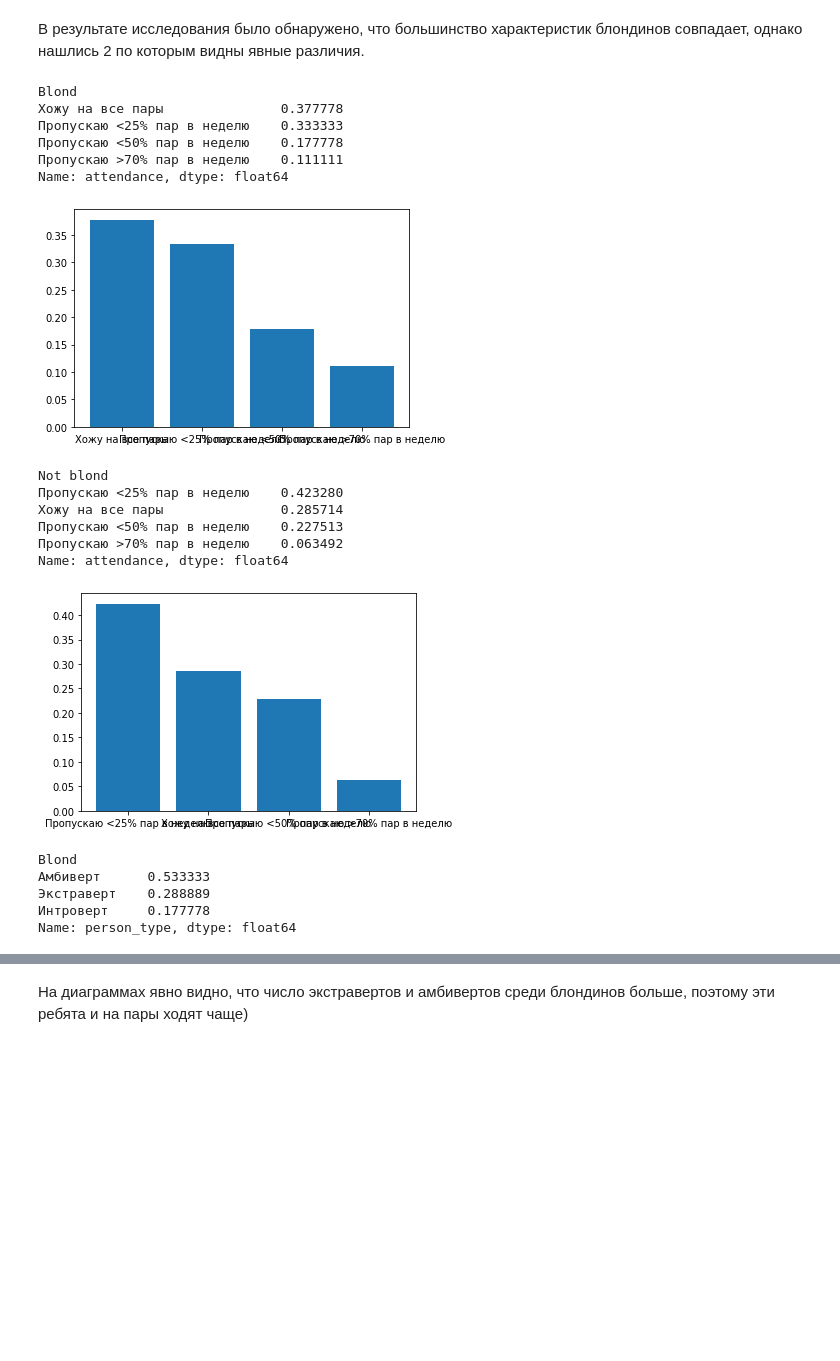
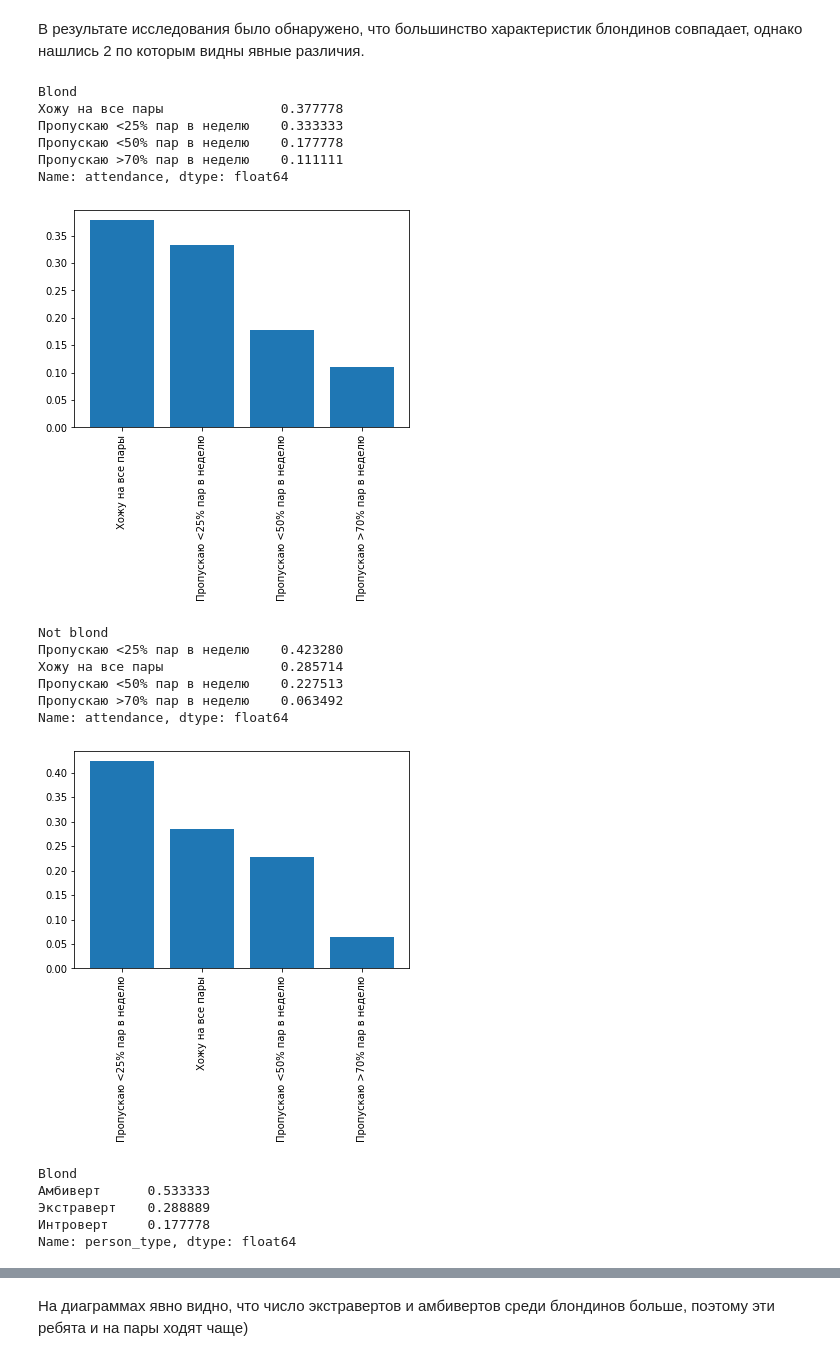
Before and after one commit to sherri-ice/DataAnalyseProject, a Jupyter notebook: vkiad_project.ipynb, the cells around one changed output, grey strips where cells are left out. Saved outputs shown, nothing was run; the diff lists cells and outputs as text; code cells hidden in the pictures; blank space fills up the shorter version.

```diff
--- a/vkiad_project.ipynb
+++ b/vkiad_project.ipynb
@@ -253,38 +253,38 @@ Not blond
 # %%
 columns = np.array(['attendance', 'person_type'])
 for column in columns:
   df = data_frame
   df = df[['blond', column]]
   blond_df = df[df['blond'] == True]
   blond_df.name = "Blond"
   not_blond_df = df[df['blond'] == False]
   not_blond_df.name = "Not blond"
 
 
   for df in [blond_df, not_blond_df]:
     print(df.name)
     values = df[column].value_counts()
     num_of_people = np.sum(values.values)
     values = values / num_of_people
     print(values)
-    plt.xticks(np.arange(values.index.size), values.index)
+    plt.xticks(np.arange(values.index.size), values.index, rotation = 90)
     plt.bar(range(df[column].unique().size), values)
     plt.show()
 # %% [output]
 Blond
 Хожу на все пары               0.377778
 Пропускаю <25% пар в неделю    0.333333
 Пропускаю <50% пар в неделю    0.177778
 Пропускаю >70% пар в неделю    0.111111
 Name: attendance, dtype: float64
-[figure, old version]
+[figure, new version]
 Not blond
 Пропускаю <25% пар в неделю    0.423280
 Хожу на все пары               0.285714
 Пропускаю <50% пар в неделю    0.227513
 Пропускаю >70% пар в неделю    0.063492
 Name: attendance, dtype: float64
-[figure, old version]
+[figure, new version]
 Blond
 Амбиверт      0.533333
 Экстраверт    0.288889
```
Also changed, not shown: parts of 1 cell of this notebook.
